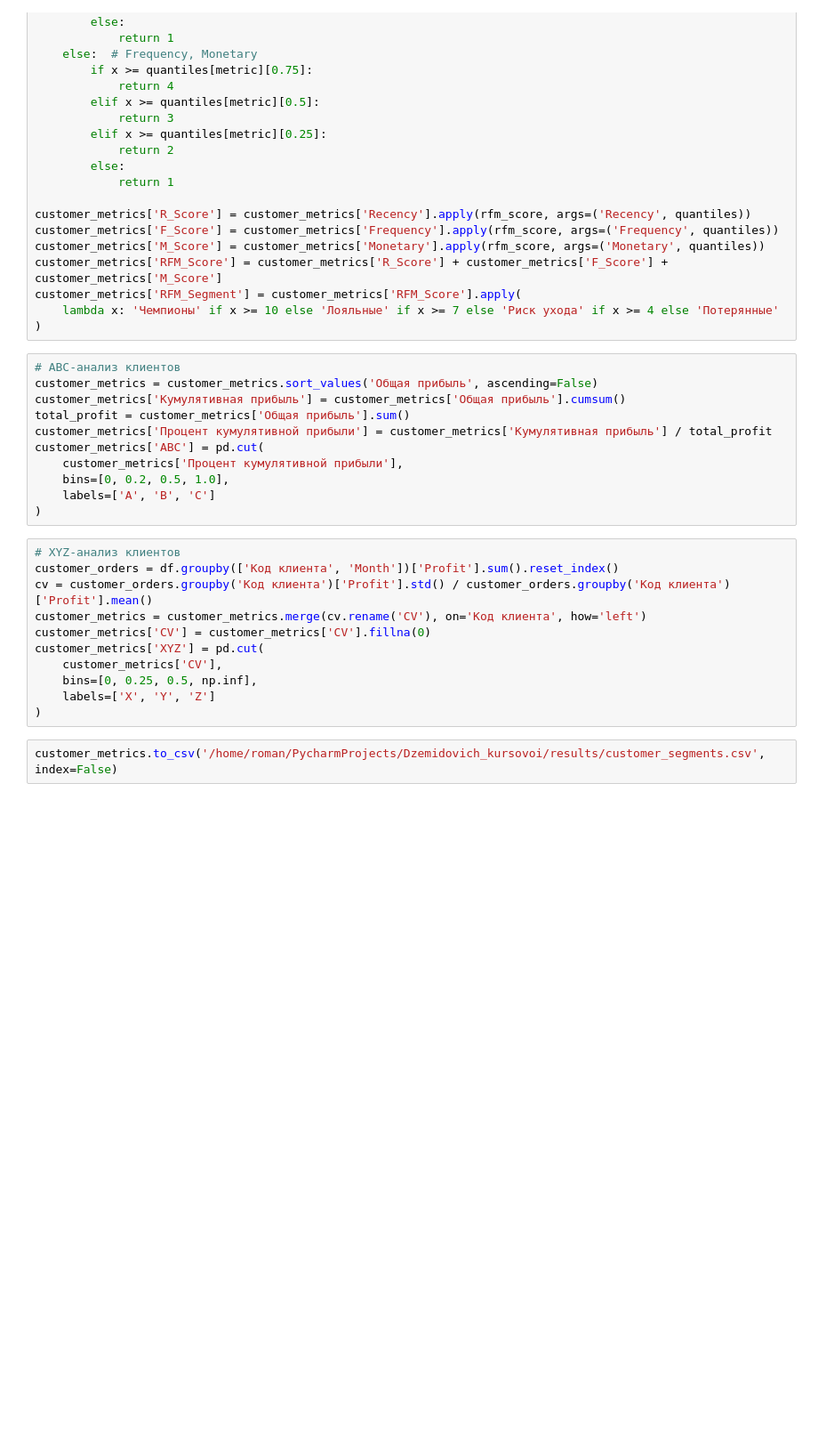
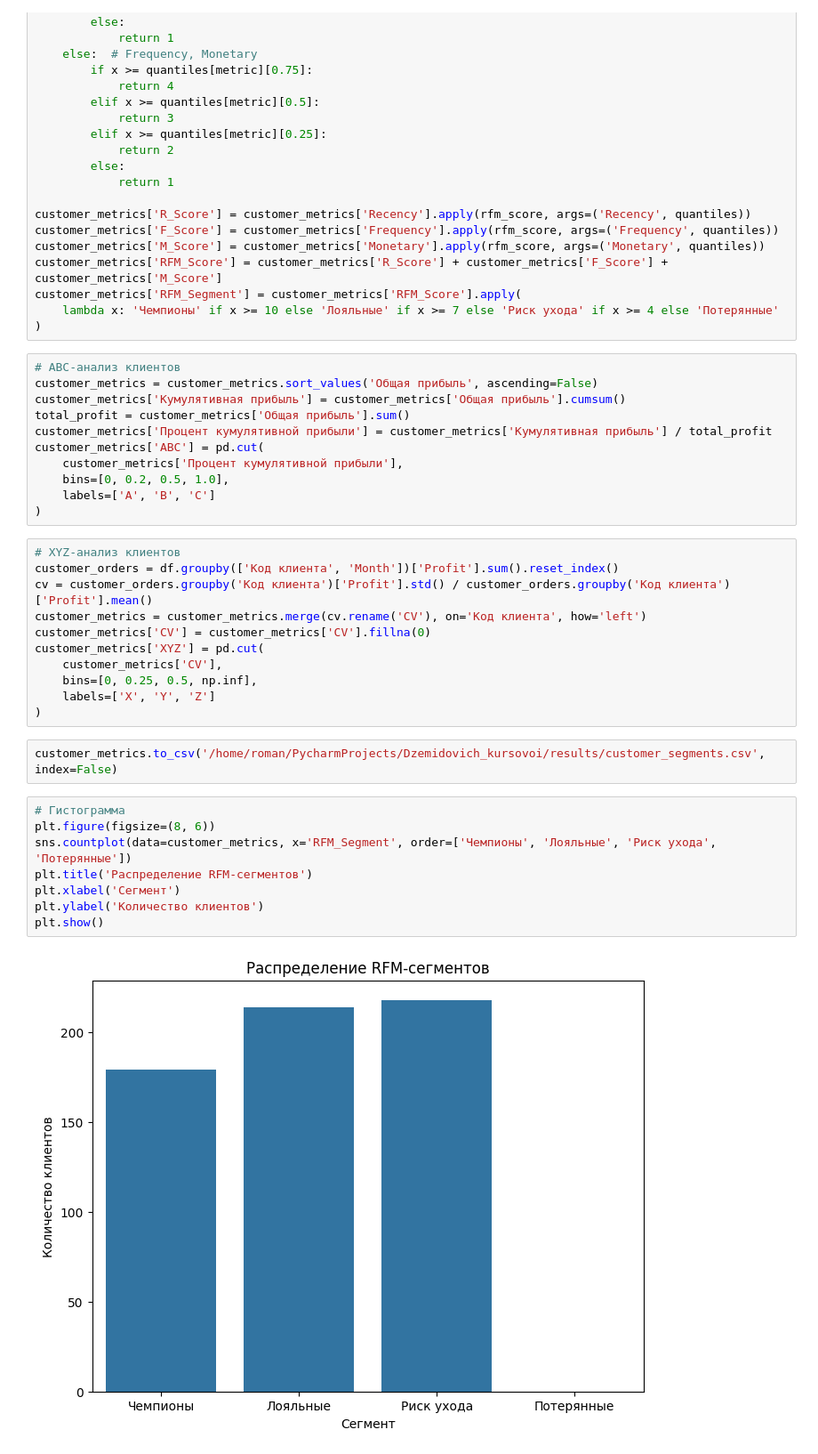
Before and after one commit to Dzemidov/Dzemidovich_kursovoi, a Jupyter notebook: 04_Customer_Segmentation.ipynb, the cells around one changed output. Shown at 89% size. Cells and saved outputs as stored; diff of their text form; blank space fills up the shorter version.

```diff
--- a/04_Customer_Segmentation.ipynb
+++ b/04_Customer_Segmentation.ipynb
@@ -78,3 +78,13 @@ customer_metrics['XYZ'] = pd.cut(
 )
 # %%
 customer_metrics.to_csv('/home/roman/PycharmProjects/Dzemidovich_kursovoi/results/customer_segments.csv', index=False)
+# %%
+# Гистограмма
+plt.figure(figsize=(8, 6))
+sns.countplot(data=customer_metrics, x='RFM_Segment', order=['Чемпионы', 'Лояльные', 'Риск ухода', 'Потерянные'])
+plt.title('Распределение RFM-сегментов')
+plt.xlabel('Сегмент')
+plt.ylabel('Количество клиентов')
+plt.show()
+# %% [output]
+[figure, added]
```
Also changed, not shown: parts of 2 cells of this notebook, 4 other files.
